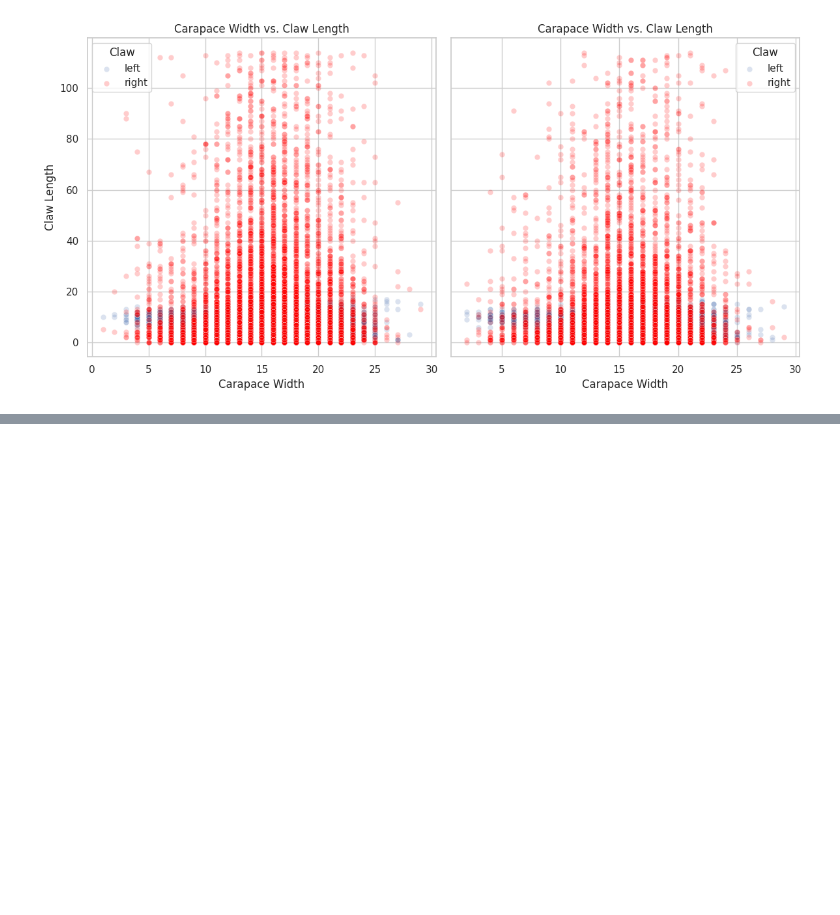
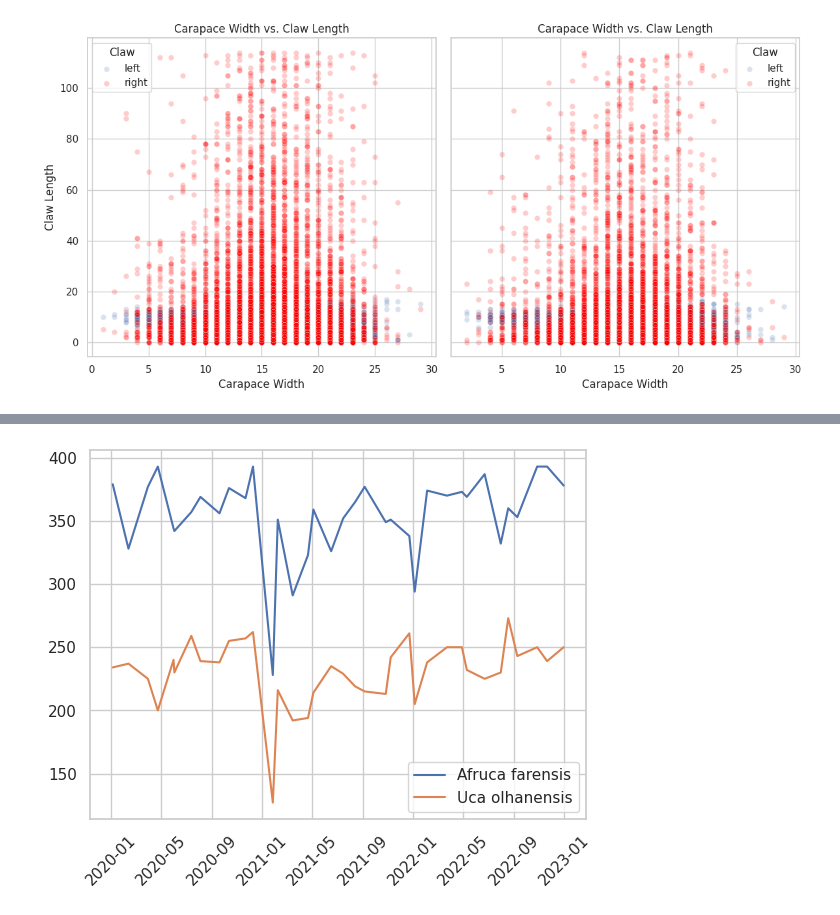
Before and after one commit to Py-ualg/2025-tidy-python, a Jupyter notebook: tutorials/nb3_visualization.ipynb, the cells around one changed output, grey strips where cells are left out. Drawn from its saved outputs; the diff is of its cells as text; code cells hidden in the pictures; blank space fills up the shorter version.

Commit message:
time series

```diff
--- a/tutorials/nb3_visualization.ipynb
+++ b/tutorials/nb3_visualization.ipynb
@@ -627,0 +630,3 @@ plt.show()
+# %%
+species_by_time = crabs3.groupby(['date', 'species']).size().unstack()
+species_by_time.head()
@@ -627,0 +641,8 @@ plt.show()
+# %%
+plt.plot(species_by_time.index, species_by_time['Afruca farensis'])
+plt.plot(species_by_time.index, species_by_time['Uca olhanensis'])
+plt.xticks(rotation=45)
+plt.legend(['Afruca farensis', 'Uca olhanensis'])
+plt.show()
+# %% [output]
+[figure, added]
```
Also changed, not shown: parts of 7 cells of this notebook.
